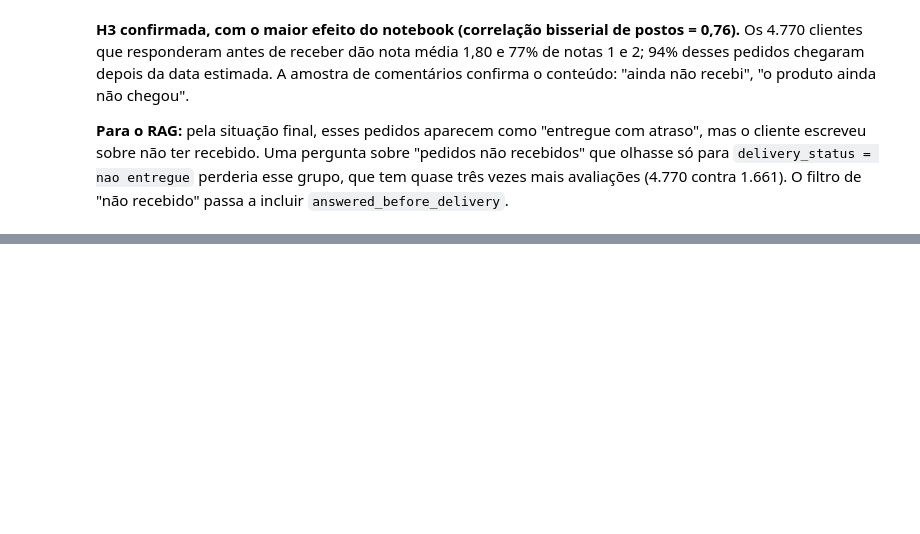
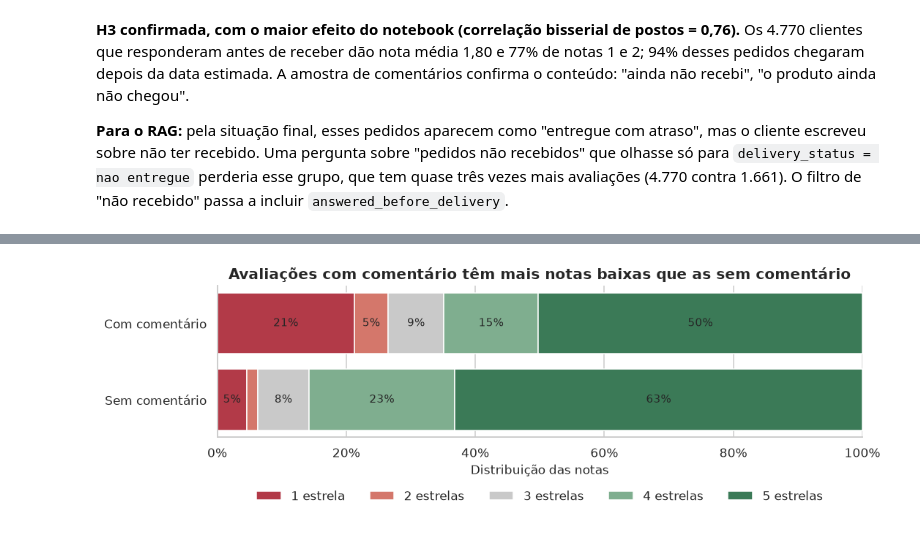
Before and after one commit to guillecosme/fiap-ai-scientist-tech-challenge-fase-04, a Jupyter notebook: notebooks/01_base_e_qualidade.ipynb, the cells around one changed output, grey strips where cells are left out. Drawn from its saved outputs; the diff is of its cells as text; code cells hidden in the pictures; blank space fills up the shorter version.

```diff
--- a/notebooks/01_base_e_qualidade.ipynb
+++ b/notebooks/01_base_e_qualidade.ipynb
@@ -413,0 +430,18 @@ As hipóteses sobre quem comenta, nota e atraso vêm na próxima etapa deste not
+# %%
+dist = (100 * pd.crosstab(base["has_comment"], base["review_score"], normalize="index"))
+dist.index = ["Sem comentário", "Com comentário"]
+fig, ax = plt.subplots(figsize=(10, 3.6))
+left = np.zeros(len(dist))
+for nota in dist.columns:
+    ax.barh(dist.index, dist[nota], left=left, color=SCORE_COLORS[nota], label=f"{nota} estrela{'s' if nota > 1 else ''}")
+    for i, (l, v) in enumerate(zip(left, dist[nota])):
+        if v >= 4:
+            ax.text(l + v / 2, i, f"{v:.0f}%", ha="center", va="center", fontsize=10)
+    left += dist[nota].to_numpy()
+ax.set(title="Avaliações com comentário têm mais notas baixas que as sem comentário",
+       xlabel="Distribuição das notas", xlim=(0, 100))
+fmt_pct(ax, "x")
+ax.legend(ncol=5, loc="upper center", bbox_to_anchor=(0.5, -0.28))
+save(fig, "01_notas_com_e_sem_comentario");
+# %% [output]
+[figure, added]
```
Also changed, not shown: parts of 9 cells of this notebook, 9 other files.
